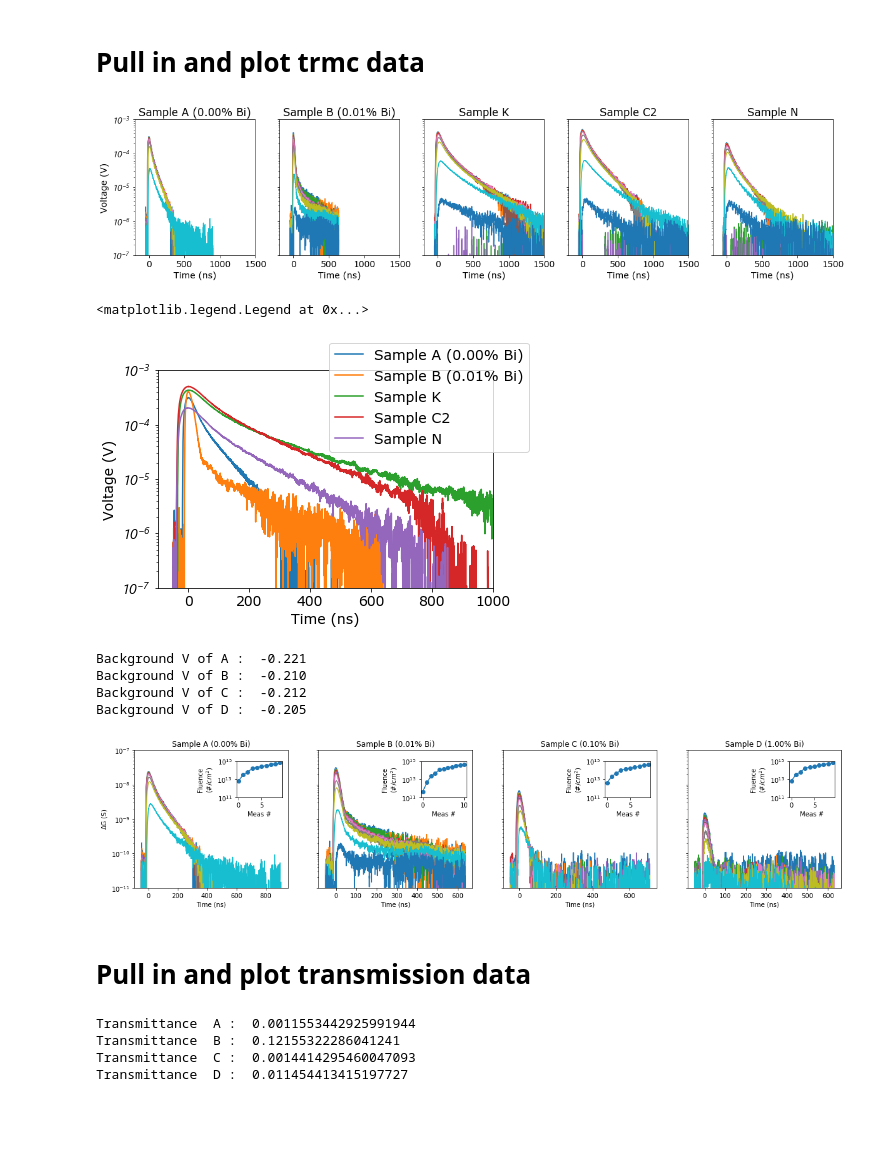
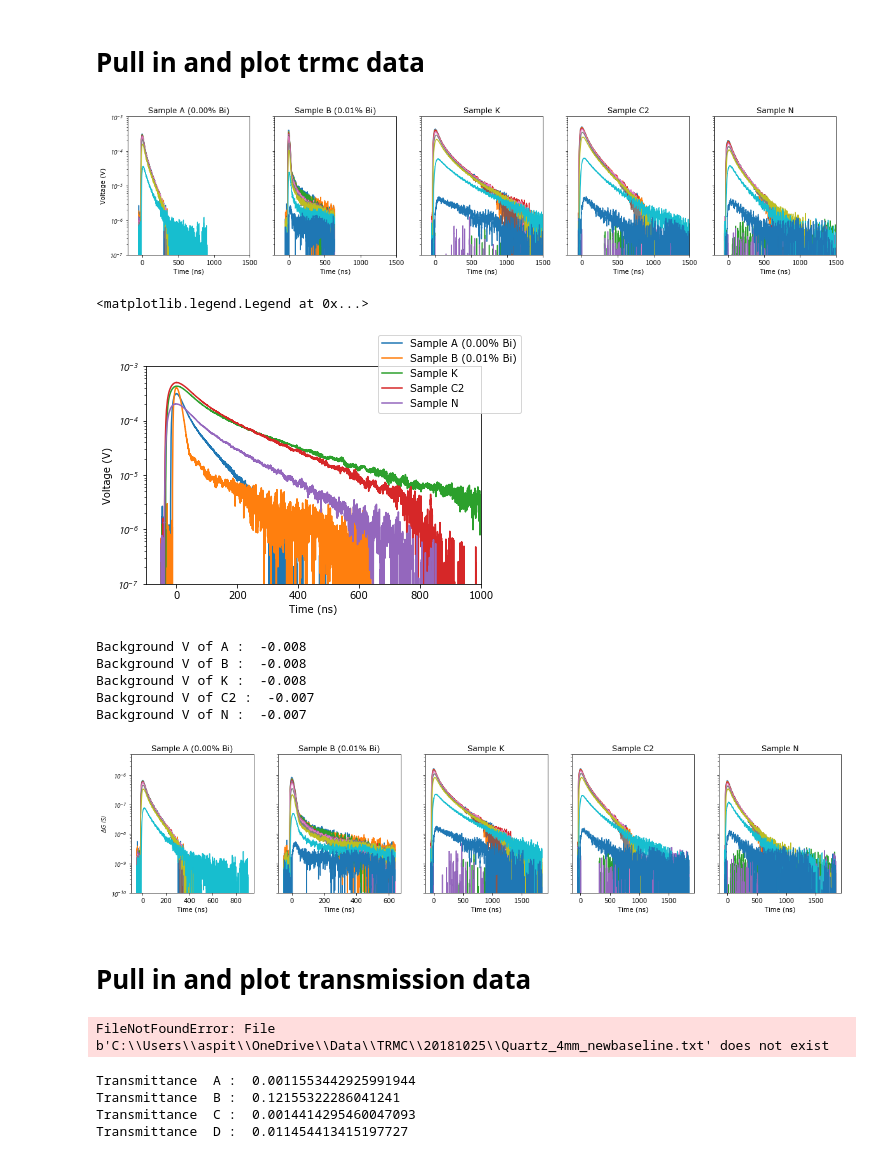
Before and after one commit to aspitarl/TRMC, a Jupyter notebook: 11-02-18.ipynb, the cells around one changed output. Drawn from its saved outputs; the diff is of its cells as text; code cells hidden in the pictures; blank space fills up the shorter version.

```diff
--- a/11-02-18.ipynb
+++ b/11-02-18.ipynb
@@ -35,8 +35,8 @@ fp_sw_C2 = 'C:\\Users\\aspit\\OneDrive\\Data\\TRMC\\Sample Set 2\\Sample C\\Swee
 fp_sw_N = 'C:\\Users\\aspit\\OneDrive\\Data\\TRMC\\Sample Set 2\\Sample N\\Sweep_exp.csv'
 
 fps = {'A': fp_sw_A,'B': fp_sw_B,'K': fp_sw_K,'C2': fp_sw_C2,'N': fp_sw_N }
-del fps['A']
-del fps['B']
+# del fps['A']
+# del fps['B']
 
 swps = []
 maxV = {}
@@ -56,16 +56,23 @@ for sample in swps:
     xdata = sweep.index.values
     ydata = sweep.values
 
+    minidx = ydata.argmin()
+    minfreq = xdata[minidx]
 
-    p0 =[8.6e9,1e7,.5]
-    popt,popc = scipy.optimize.curve_fit(trmc.lor,xdata,ydata, p0 )
+
+    p0 =[minfreq,1e7,.5]
+    bounds = ([0,0,0],[np.inf,np.inf,np.inf])
+    window = 15
+    sl = slice(minidx-window,minidx+window)
+    popt,popc = scipy.optimize.curve_fit(trmc.lor,xdata[sl],ydata[sl], p0 , bounds = bounds)
     fit_func = trmc.lor(xdata,*popt)
+    print(popt)
 
     K[sample] = trmc.calc_K(f0 = popt[0], w = popt[1], R0 = popt[2], printparams = False)
     back_V_fit[sample] = -maxV[sample]*popt[2]
 
     ax.plot(sweep, marker = 'o', label = (labels[sample] + "\nK: " + str("{:0.2E}".format(K[sample]))))
-    ax.plot(xdata,fit_func , color = 'black')
+    ax.plot(xdata[sl],fit_func[sl] , color = 'black')
     ax.set_xlabel('Frequency (GHz)')
     ax.set_ylabel('Normalized Reflectivity')
 ax.legend()
@@ -120,7 +132,7 @@ for ax in axes:
     ax.xaxis.set_major_formatter(FuncFormatter(expf.format_func))
     ax.xaxis.get_offset_text().set_visible(False)
 # %% [output]
-[figure, old version]
+[figure, new version]
 # %%
 fig, ax= plt.subplots()
 
@@ -146,7 +158,7 @@ ax.xaxis.get_offset_text().set_visible(False)
 fig.legend()
 # %% [output]
 <matplotlib.legend.Legend at 0x...>
-[figure, old version]
+[figure, new version]
 # %%
 dfs_cond = {}
 
@@ -155,37 +167,38 @@ for samp in fps:
 #     print('K of ', samp, ": " ,K[samp])
     dfs_cond[samp] = trmc.convert_V2cond(dfs_V[samp],back_V_fit[samp],K[samp])
 # %% [output]
-Background V of A :  -0.221
-Background V of B :  -0.210
-Background V of C :  -0.212
-Background V of D :  -0.205
+Background V of A :  -0.008
+Background V of B :  -0.008
+Background V of K :  -0.008
+Background V of C2 :  -0.007
+Background V of N :  -0.007
 # %%
-fig, axes = plt.subplots(1,4, sharey = True, figsize = (20,4))
+fig, axes = plt.subplots(1,5, sharey = True, figsize = (20,4))
 
 for i, sample in enumerate(dfs_cond):
     axes[i].plot(dfs_cond[sample])
     axes[i].set_title(labels[sample])
 
-    left, bottom, width, height = [0.035+ 0.202*(i+1), 0.62, 0.05, 0.2]
-    insets[i] = fig.add_axes([left, bottom, width, height])
-    insets[i].plot(np.flip(dfs_V[sample].columns,0), marker = 'o')
-    insets[i].set_ylim(1e11,1e15)
-    insets[i].set_yscale('log')
-    insets[i].set_ylabel('Fluence\n$(\#/cm^2)$ ')
-    insets[i].set_xlabel('Meas #')
+#     left, bottom, width, height = [0.035+ 0.202*(i+1), 0.62, 0.05, 0.2]
+#     insets[i] = fig.add_axes([left, bottom, width, height])
+#     insets[i].plot(np.flip(dfs_V[sample].columns,0), marker = 'o')
+#     insets[i].set_ylim(1e11,1e15)
+#     insets[i].set_yscale('log')
+#     insets[i].set_ylabel('Fluence\n$(\#/cm^2)$ ')
+#     insets[i].set_xlabel('Meas #')
 
 axes[0].set_yscale('log')
-axes[0].set_ylim(1e-11,1e-7)
+axes[0].set_ylim(1e-10,5e-6)
 axes[0].set_ylabel('$\Delta$G (S)')
 
 
 for ax in axes:
     ax.set_xlabel('Time (ns)')
     expf = exp_formatter(-9)
     ax.xaxis.set_major_formatter(FuncFormatter(expf.format_func))
     ax.xaxis.get_offset_text().set_visible(False)
 # %% [output]
-[figure, old version]
+[figure, new version]
 # %% [markdown]
 # Pull in and plot transmission data
 # %%
@@ -204,6 +217,8 @@ fps = {'A': fp_T_A,'B': fp_T_B,'C': fp_T_C,'D': fp_T_D }
 T = pd.DataFrame(columns = fps.keys())
 for samp in fps:
     T[samp] = pd.read_csv(fps[samp], skiprows = 2,index_col = 0,squeeze = True)/100
+# %% [output]
+FileNotFoundError: File b'C:\\Users\\aspit\\OneDrive\\Data\\TRMC\\20181025\\Quartz_4mm_newbaseline.txt' does not exist
 # %%
 #Correct for quartz
 T_corr = T.copy()
```
Also changed, not shown: parts of 16 cells of this notebook.
